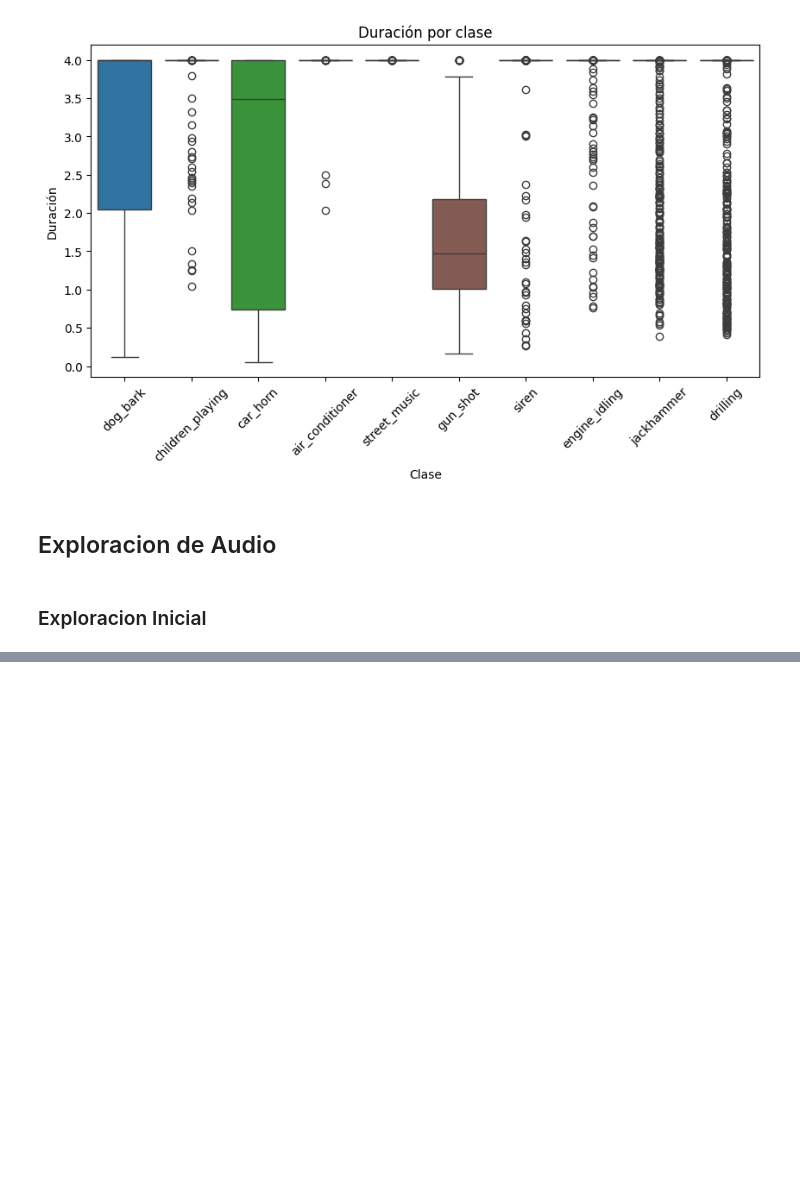
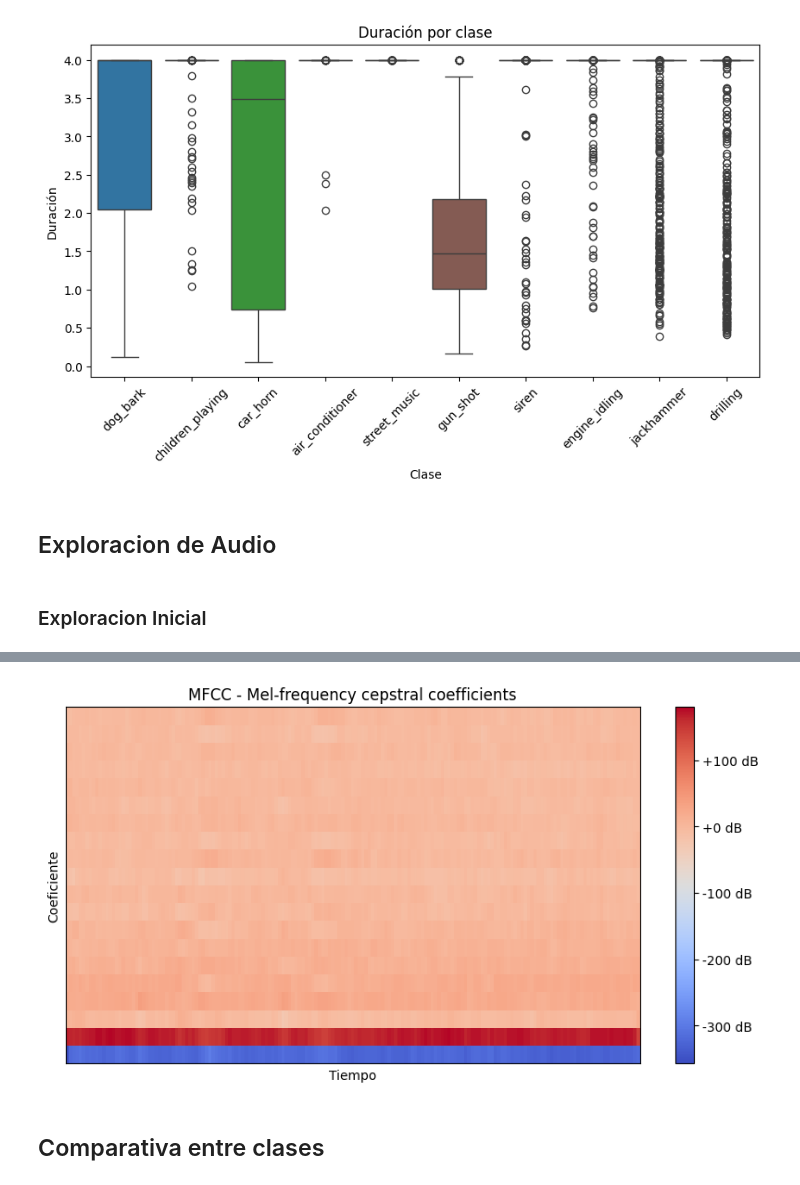
Before and after one commit to LeivaDiego/Urban-Audio-Classification, a Jupyter notebook: EDA.ipynb, the cells around one changed output, grey strips where cells are left out. Saved outputs shown, nothing was run; the diff lists cells and outputs as text; code cells hidden in the pictures; blank space fills up the shorter version.

```diff
--- a/EDA.ipynb
+++ b/EDA.ipynb
@@ -188,0 +204,14 @@ Número de muestras: 88200
+# %%
+# Visualización del MFCC (Mel-frequency cepstral coefficients)
+plt.figure(figsize=(10, 5))
+mfccs = librosa.feature.mfcc(y=audio_data, sr=sample_rate, dct_type=2)
+librosa.display.specshow(mfccs)
+plt.colorbar(format='%+2.0f dB')
+plt.title('MFCC - Mel-frequency cepstral coefficients')
+plt.xlabel('Tiempo')
+plt.ylabel('Coeficiente')
+plt.show()
+# %% [output]
+[figure, added]
+# %% [markdown]
+## Comparativa entre clases
```
Also changed, not shown: parts of 4 cells of this notebook.
